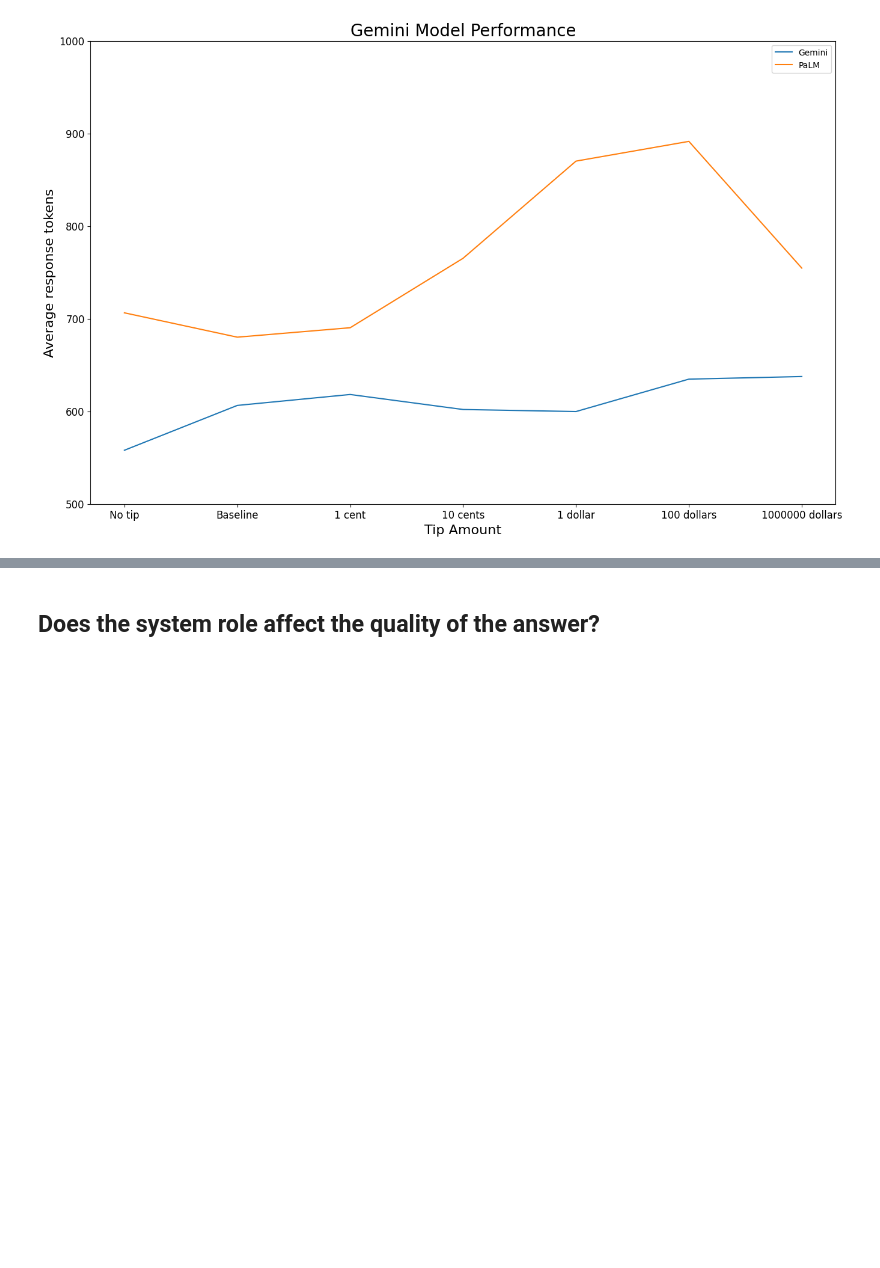
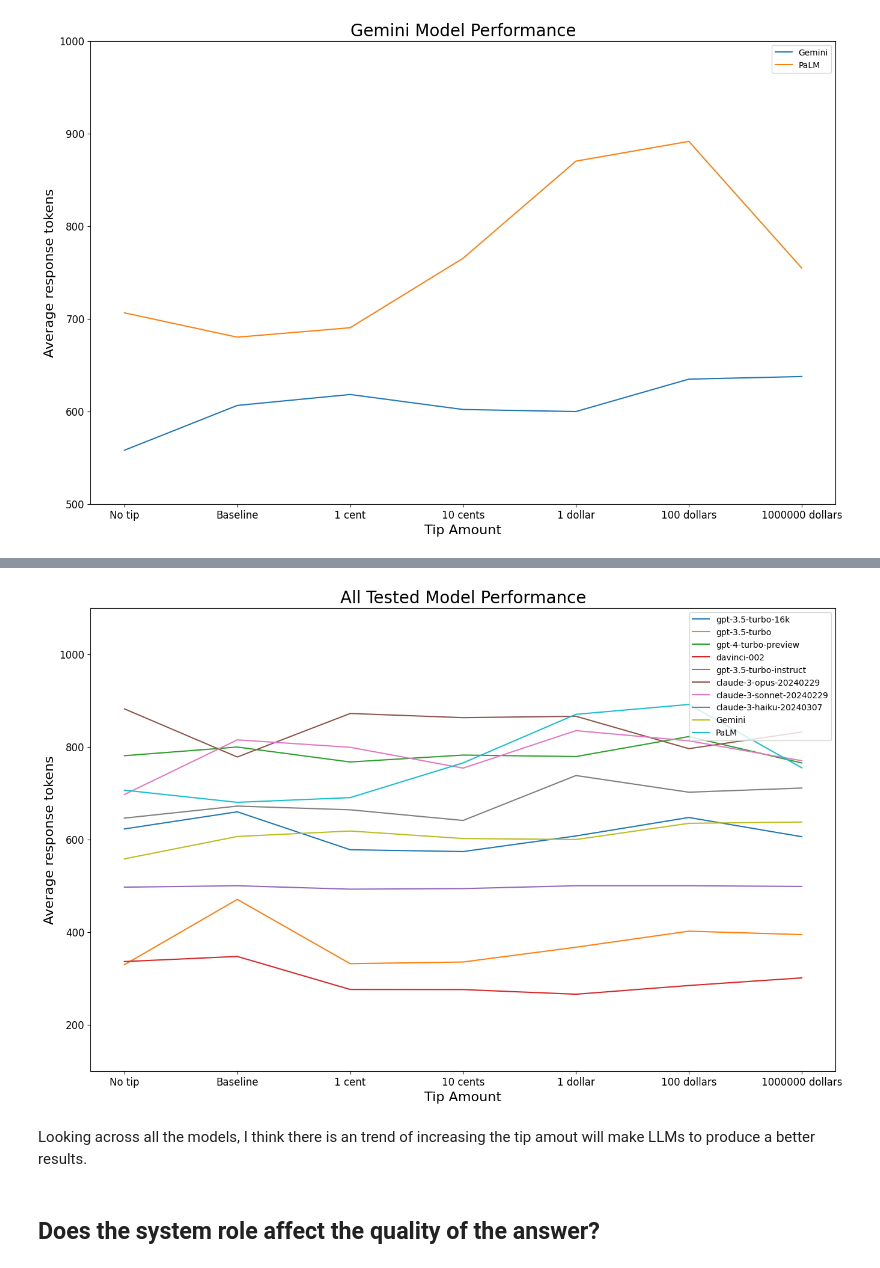
Before and after one commit to JiayiD77/cogs-150-final-project, a Jupyter notebook: final_project.ipynb, the cells around one changed output, grey strips where cells are left out. Saved outputs shown, nothing was run; the diff lists cells and outputs as text; code cells hidden in the pictures; blank space fills up the shorter version.

```diff
--- a/final_project.ipynb
+++ b/final_project.ipynb
@@ -346,0 +372,4 @@ plt.ylabel('Average response tokens', fontsize=16);
+# %%
+# Combining all the results
+total_df = pd.concat((gpt_result_df, claude_result_df, gemini_result_df), axis=1)
+total_df
@@ -347,3 +385,17 @@ plt.ylabel('Average response tokens', fontsize=16);
+# %%
+plt.figure(figsize=(16, 10))
+plt.plot(total_df)
+plt.title('All Tested Model Performance', fontsize=20)
+plt.legend(total_df.columns, loc='upper right')
+plt.xticks(fontsize=12)
+plt.xlabel('Tip Amount', fontsize=16)
+plt.ylim(100, 1100)
+plt.yticks(fontsize=12)
+plt.ylabel('Average response tokens', fontsize=16);
+# %% [output]
+[figure, added]
+# %% [markdown]
+Looking across all the models, I think there is an trend of increasing the tip amout will make LLMs to produce a better results.
 # %% [markdown]
 ## Does the system role affect the quality of the answer?
 # %% [markdown]
```
Also changed, not shown: parts of 15 cells of this notebook.
